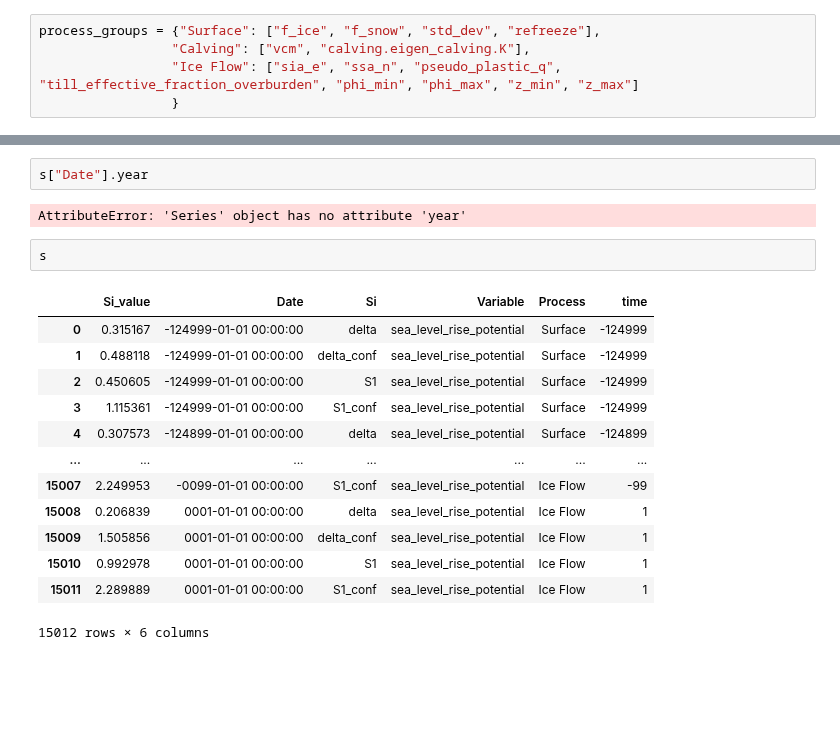
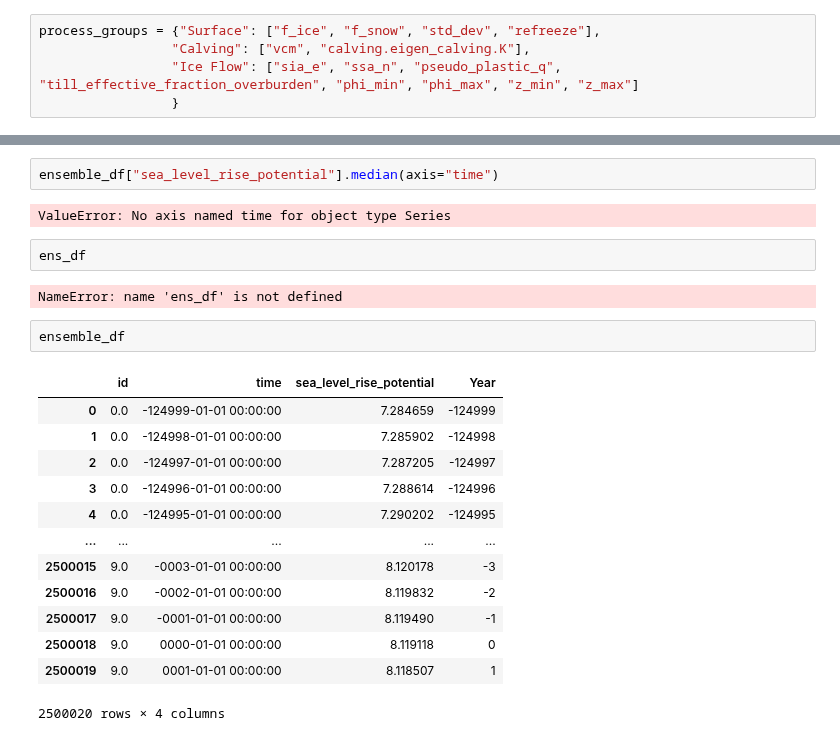
Before and after one commit to pism/pism-greenland, a Jupyter notebook: paleo/analyze_paleo_scalars.ipynb, the cells around one changed output, grey strips where cells are left out. Cells and saved outputs as stored; diff of their text form; blank space fills up the shorter version.

```diff
--- a/paleo/analyze_paleo_scalars.ipynb
+++ b/paleo/analyze_paleo_scalars.ipynb
@@ -271,20 +205,24 @@ Type:      function
-# %%
-s["Date"].year
-# %% [output]
-AttributeError: 'Series' object has no attribute 'year'
-# %%
-s
-# %% [output]
-|  | Si_value | Date | Si | Variable | Process | time |
-| 0 | 0.315167 | -124999-01-01 00:00:00 | delta | sea_level_rise_potential | Surface | -124999 |
-| 1 | 0.488118 | -124999-01-01 00:00:00 | delta_conf | sea_level_rise_potential | Surface | -124999 |
-| 2 | 0.450605 | -124999-01-01 00:00:00 | S1 | sea_level_rise_potential | Surface | -124999 |
-| 3 | 1.115361 | -124999-01-01 00:00:00 | S1_conf | sea_level_rise_potential | Surface | -124999 |
-| 4 | 0.307573 | -124899-01-01 00:00:00 | delta | sea_level_rise_potential | Surface | -124899 |
-| ... | ... | ... | ... | ... | ... | ... |
-| 15007 | 2.249953 | -0099-01-01 00:00:00 | S1_conf | sea_level_rise_potential | Ice Flow | -99 |
-| 15008 | 0.206839 | 0001-01-01 00:00:00 | delta | sea_level_rise_potential | Ice Flow | 1 |
-| 15009 | 1.505856 | 0001-01-01 00:00:00 | delta_conf | sea_level_rise_potential | Ice Flow | 1 |
-| 15010 | 0.992978 | 0001-01-01 00:00:00 | S1 | sea_level_rise_potential | Ice Flow | 1 |
-| 15011 | 2.289889 | 0001-01-01 00:00:00 | S1_conf | sea_level_rise_potential | Ice Flow | 1 |
-15012 rows × 6 columns
+# %%
+ensemble_df["sea_level_rise_potential"].median(axis="time")
+# %% [output]
+ValueError: No axis named time for object type Series
+# %%
+ens_df
+# %% [output]
+NameError: name 'ens_df' is not defined
+# %%
+ensemble_df
+# %% [output]
+|  | id | time | sea_level_rise_potential | Year |
+| 0 | 0.0 | -124999-01-01 00:00:00 | 7.284659 | -124999 |
+| 1 | 0.0 | -124998-01-01 00:00:00 | 7.285902 | -124998 |
+| 2 | 0.0 | -124997-01-01 00:00:00 | 7.287205 | -124997 |
+| 3 | 0.0 | -124996-01-01 00:00:00 | 7.288614 | -124996 |
+| 4 | 0.0 | -124995-01-01 00:00:00 | 7.290202 | -124995 |
+| ... | ... | ... | ... | ... |
+| 2500015 | 9.0 | -0003-01-01 00:00:00 | 8.120178 | -3 |
+| 2500016 | 9.0 | -0002-01-01 00:00:00 | 8.119832 | -2 |
+| 2500017 | 9.0 | -0001-01-01 00:00:00 | 8.119490 | -1 |
+| 2500018 | 9.0 | 0000-01-01 00:00:00 | 8.119118 | 0 |
+| 2500019 | 9.0 | 0001-01-01 00:00:00 | 8.118507 | 1 |
+2500020 rows × 4 columns
```
Also changed, not shown: parts of 20 cells of this notebook, 2 other files.
